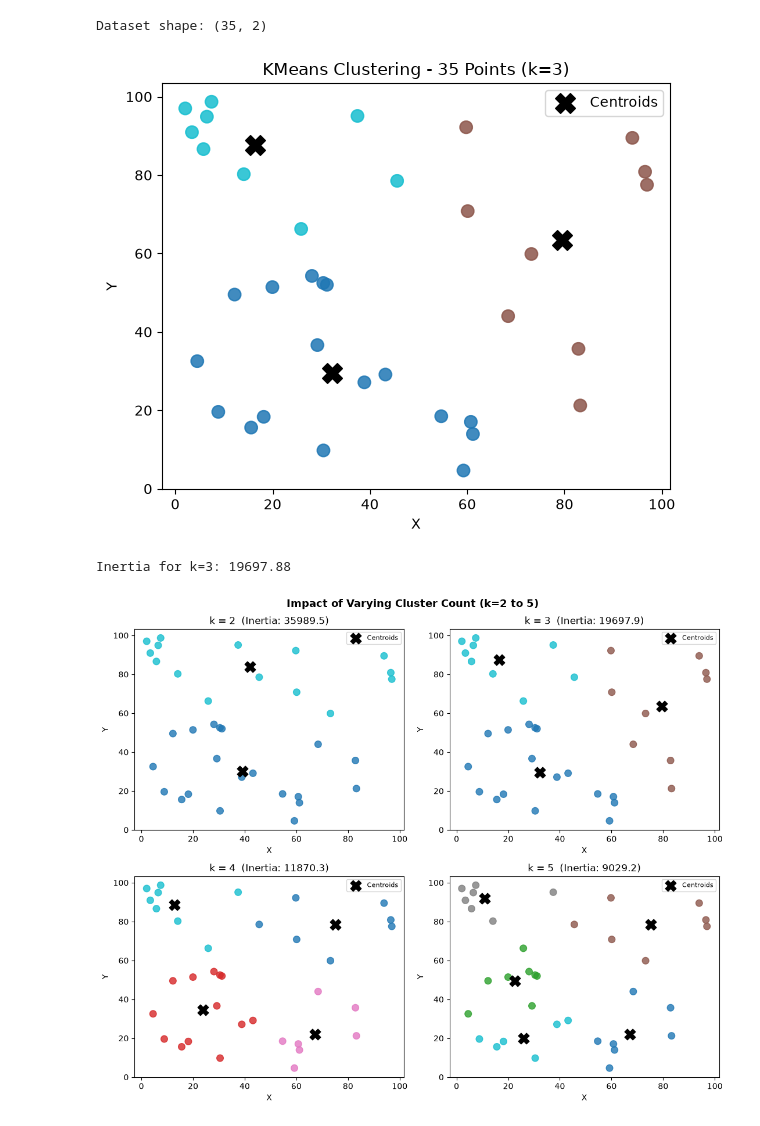
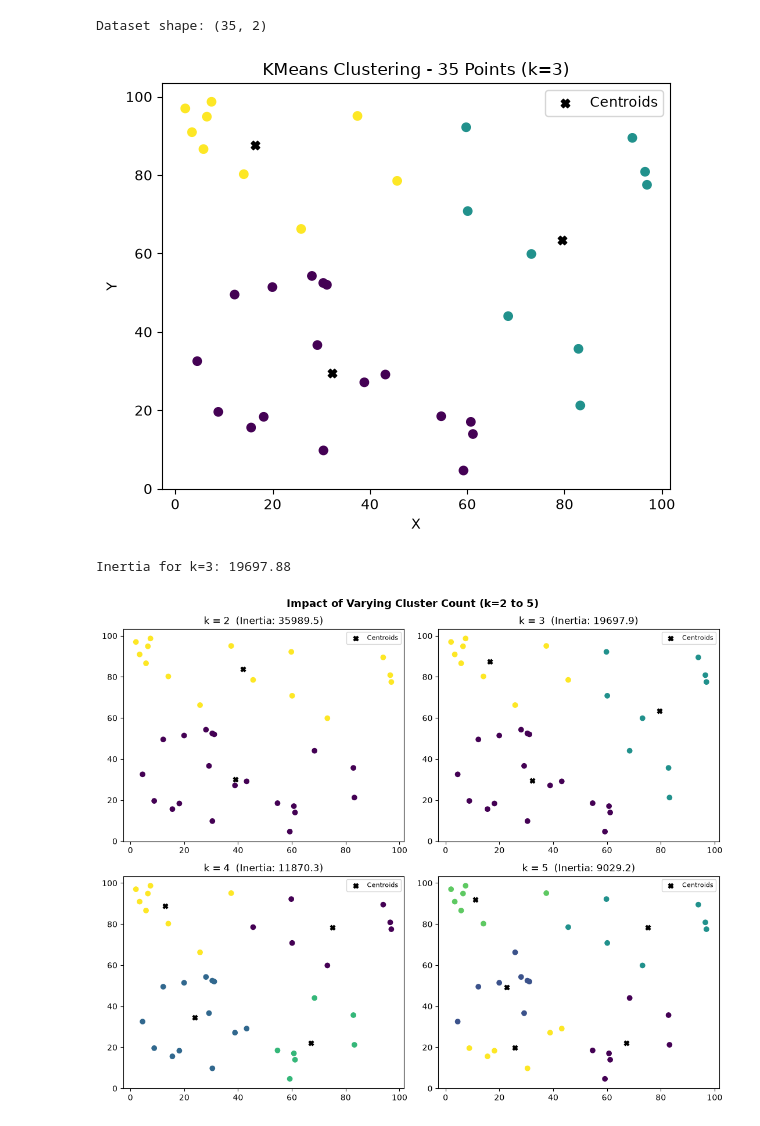
Before and after one commit to DevsAlternateGit/Sem-7_ML_IPE, a Jupyter notebook: 06_kmeans_elbow.ipynb, the cells around one changed output. Drawn from its saved outputs; the diff is of its cells as text; code cells hidden in the pictures.

```diff
--- a/06_kmeans_elbow.ipynb
+++ b/06_kmeans_elbow.ipynb
@@ -130,12 +130,11 @@ for ax, k in zip(axes.flatten(), k_values):
     centroids = model.cluster_centers_
 
     # Scatter colored by cluster
-    ax.scatter(X[:, 0], X[:, 1], c=labels, cmap='tab10', s=25, alpha=0.7)
+    ax.scatter(X[:, 0], X[:, 1], c=labels)
     # Mark centroids with X
     ax.scatter(centroids[:, 0], centroids[:, 1],
-               c='black', marker='X', s=150, zorder=5, label='Centroids')
+               c='black', marker='X', label='Centroids')
     ax.set_title(f"k = {k}  (Inertia: {model.inertia_:.1f})")
-    ax.set_xlabel("Feature 1"); ax.set_ylabel("Feature 2")
     ax.legend(loc='upper right', fontsize=7)
 
 plt.suptitle("KMeans Clustering: k = 2 to 7", fontsize=13, fontweight='bold')
@@ -169,9 +168,9 @@ labels = model.fit_predict(X)
 centroids = model.cluster_centers_
 
 plt.figure(figsize=(6, 5))
-plt.scatter(X[:, 0], X[:, 1], c=labels, cmap='tab10', s=80, alpha=0.85)
+plt.scatter(X[:, 0], X[:, 1], c=labels)
 plt.scatter(centroids[:, 0], centroids[:, 1],
-            c='black', marker='X', s=200, zorder=5, label='Centroids')
+            c='black', marker='X', label='Centroids')
 plt.title("KMeans Clustering - 35 Points (k=3)")
 plt.xlabel("X"); plt.ylabel("Y")
 plt.legend()
@@ -179,30 +178,29 @@ plt.tight_layout()
 plt.show()
 print(f"Inertia for k=3: {model.inertia_:.2f}")
 # %% [output]
-[figure, old version]
+[figure, new version]
 Inertia for k=3: 19697.88
 # %%
 # Subplot grid for k = 2, 3, 4, 5 - impact of varying cluster count
 fig, axes = plt.subplots(2, 2, figsize=(11, 9))
 k_values = [2, 3, 4, 5]
 
 for ax, k in zip(axes.flatten(), k_values):
     model = KMeans(n_clusters=k, random_state=42, n_init=10)
     labels = model.fit_predict(X)
     centroids = model.cluster_centers_
 
-    ax.scatter(X[:, 0], X[:, 1], c=labels, cmap='tab10', s=70, alpha=0.8)
+    ax.scatter(X[:, 0], X[:, 1], c=labels)
     ax.scatter(centroids[:, 0], centroids[:, 1],
-               c='black', marker='X', s=180, zorder=5, label='Centroids')
+               c='black', marker='X', label='Centroids')
     ax.set_title(f"k = {k}  (Inertia: {model.inertia_:.1f})")
-    ax.set_xlabel("X"); ax.set_ylabel("Y")
     ax.legend(fontsize=8)
 
 plt.suptitle("Impact of Varying Cluster Count (k=2 to 5)", fontsize=13, fontweight='bold')
 plt.tight_layout()
 plt.show()
 # %% [output]
-[figure, old version]
+[figure, new version]
 # %%
 # Conclusion:
 # At k=3, clusters best match natural groupings (inertia drops sharply before this).
```
Also changed, not shown: parts of 2 cells of this notebook.
